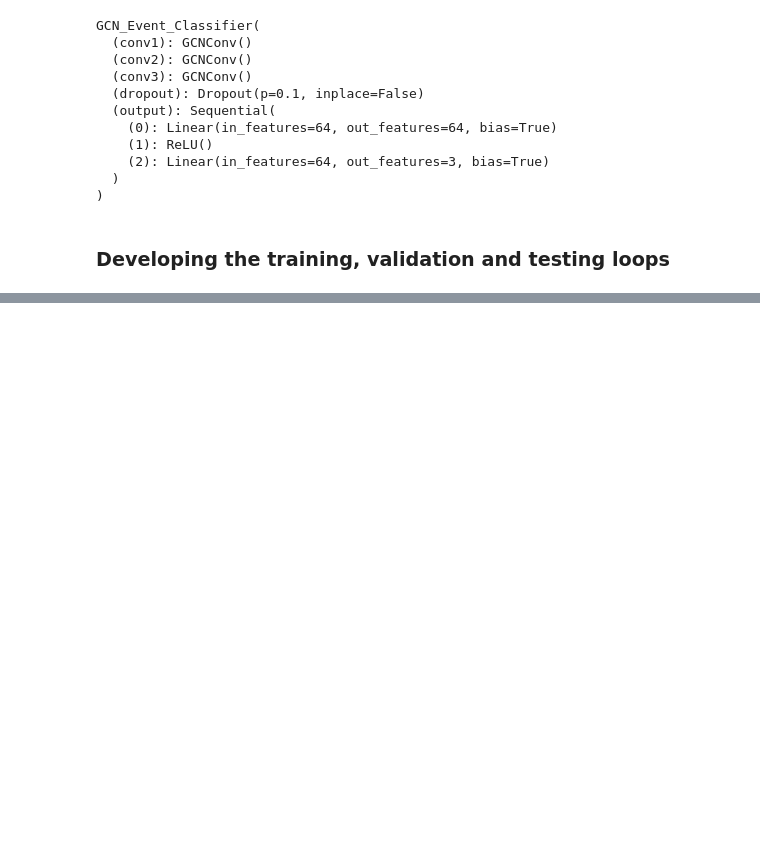
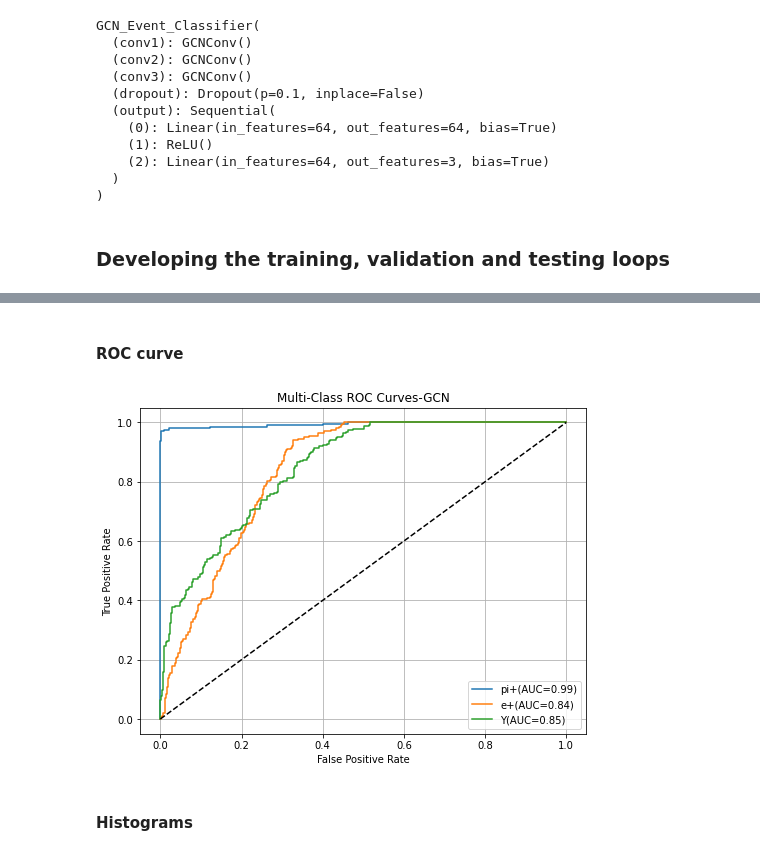
Before and after one commit to PDeySarkar103/SINP, a Jupyter notebook: GNN_Model_HGCAL.ipynb, the cells around one changed output, grey strips where cells are left out. Cells and saved outputs as stored; diff of their text form; code cells hidden in the pictures; blank space fills up the shorter version.

```diff
--- a/GNN_Model_HGCAL.ipynb
+++ b/GNN_Model_HGCAL.ipynb
@@ -409,0 +414,21 @@ plt.show()
+# %%
+# Testing the model
+model.eval()
+predictions=[]
+true_labels=[]
+probablities=[]
+
+with torch.no_grad():
+    for batch in test_loader:
+        batch=batch.to(device)
+        out,_=model(batch)
+        preds=torch.argmax(out,dim=1)  #Predictions
+        probs=torch.softmax(out,dim=1) #Probablities
+
+        predictions.append(preds.cpu())
+        true_labels.append(batch.y.cpu())
+        probablities.append(probs.cpu())
+
+predictions=torch.cat(predictions)
+true_labels=torch.cat(true_labels)
+probablities=torch.cat(probablities)
@@ -409,0 +470,28 @@ plt.show()
+# %% [markdown]
+#### ROC curve
+# %%
+from sklearn.preprocessing import label_binarize
+from sklearn.metrics import roc_curve,auc
+
+#Here, we need to convert the labels to one-hot levels for ROC only
+num_classes=3
+y_true_bin=label_binarize(true_labels.numpy(),classes=range(num_classes))
+y_score=probablities.numpy()
+
+plt.figure(figsize=(8,6))
+
+for i in range(num_classes):
+    fpr, tpr,_=roc_curve(y_true_bin[:,i],y_score[:,i])
+    roc_auc=auc(fpr,tpr)
+    plt.plot(fpr,tpr,label=f'{class_names[i]}(AUC={roc_auc:.2f})')
+plt.grid()
+plt.plot([0,1], [0,1], 'k--')
+plt.xlabel("False Positive Rate")
+plt.ylabel("True Positive Rate")
+plt.title("Multi-Class ROC Curves-GCN")
+plt.legend()
+plt.show()
+# %% [output]
+[figure, added]
+# %% [markdown]
+#### Histograms
```
Also changed, not shown: parts of 17 cells of this notebook.
